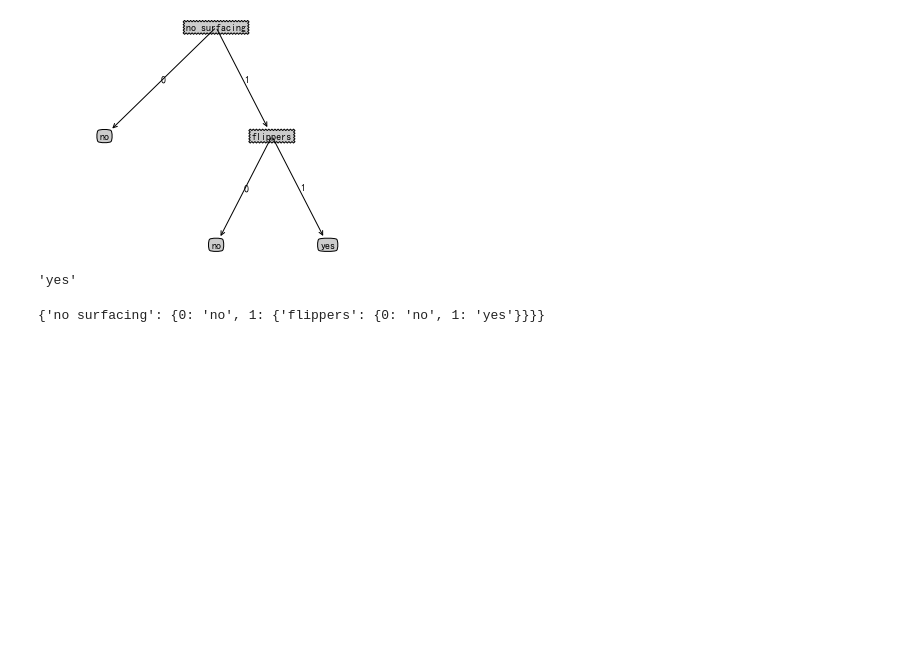
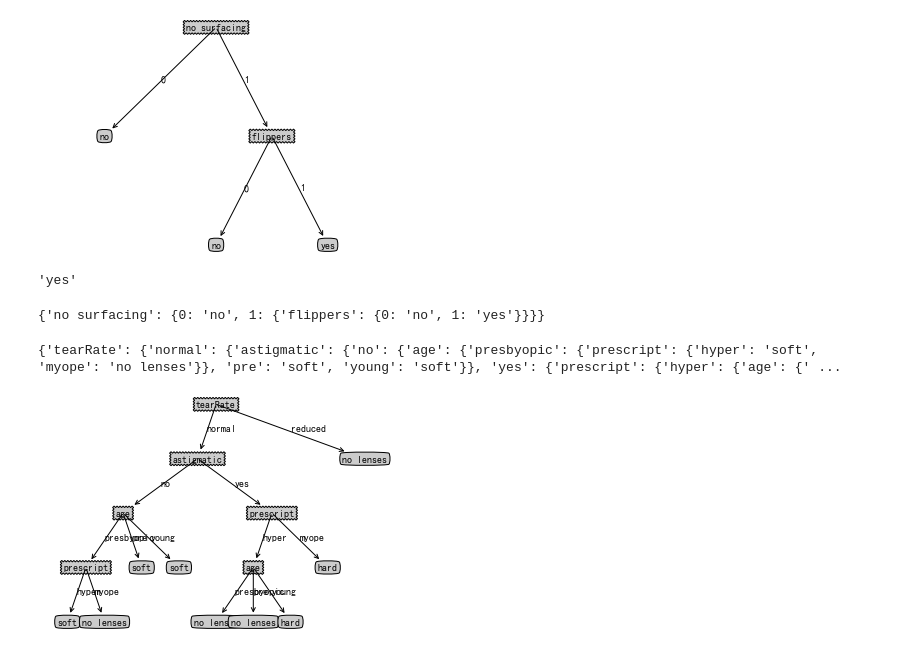
Before and after one commit to tangchengzao/pythonstudy, a Jupyter notebook: day02/decision_tree.ipynb, the cells around one changed output. Saved outputs shown, nothing was run; the diff lists cells and outputs as text; code cells hidden in the pictures; blank space fills up the shorter version.

```diff
--- a/day02/decision_tree.ipynb
+++ b/day02/decision_tree.ipynb
@@ -226,0 +225,10 @@ w
+# %%
+with open('D:/data/ch03/lenses.txt') as fr:
+    lenses = [inst.strip().split('\t') for inst in fr.readlines()]
+    lenses_labels = ['age', 'prescript', 'astigmatic', 'tearRate']
+    lenses_tree = create_tree(lenses, lenses_labels)
+    print(lenses_tree)
+    create_plot(lenses_tree)
+# %% [output]
+{'tearRate': {'normal': {'astigmatic': {'no': {'age': {'presbyopic': {'prescript': {'hyper': 'soft', 'myope': 'no lenses'}}, 'pre': 'soft', 'young': 'soft'}}, 'yes': {'prescript': {'hyper': {'age': {' ...
+[figure, added]
```
Also changed, not shown: parts of 1 cell of this notebook.
